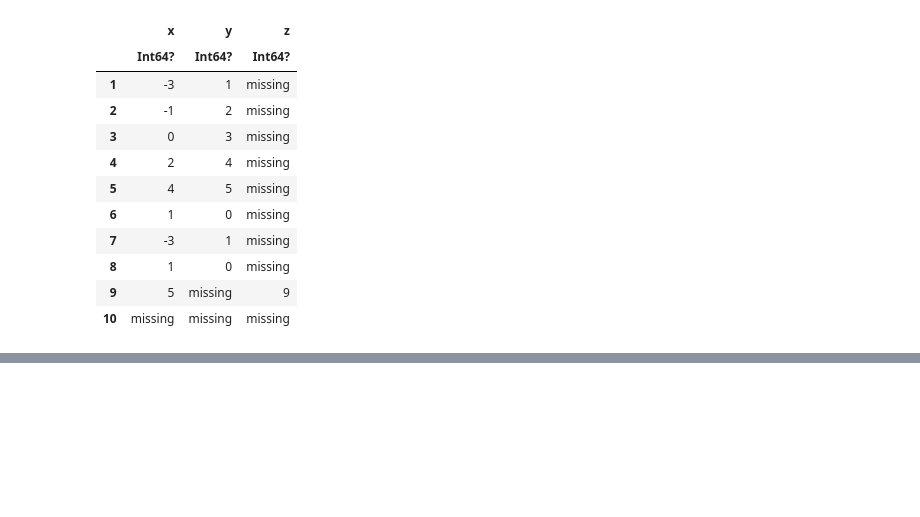
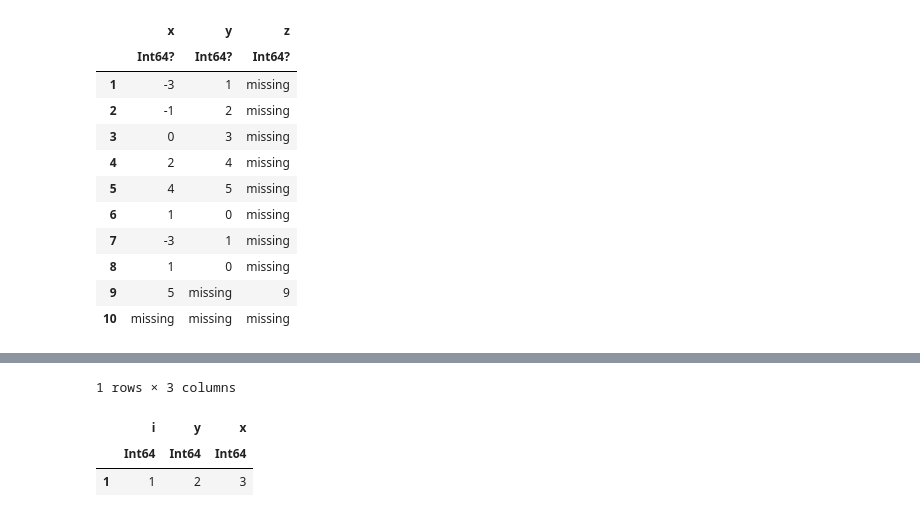
Before and after one commit to damiansp/julia, a Jupyter notebook: dsDocs/DataFrames/functions_2.py.ipynb, the cells around one changed output, grey strips where cells are left out. Cells and saved outputs as stored; diff of their text form; code cells hidden in the pictures; blank space fills up the shorter version.

```diff
--- a/dsDocs/DataFrames/functions_2.py.ipynb
+++ b/dsDocs/DataFrames/functions_2.py.ipynb
@@ -347,0 +362,7 @@ push!(df, NamedTuple(), cols=:subset)
+# %%
+rename(df, :x => :y, :y => :x)
+# %% [output]
+1 rows × 3 columns
+|  | i | y | x |
+|  | Int64 | Int64 | Int64 |
+| 1 | 1 | 2 | 3 |
```
Also changed, not shown: parts of 4 cells of this notebook.
